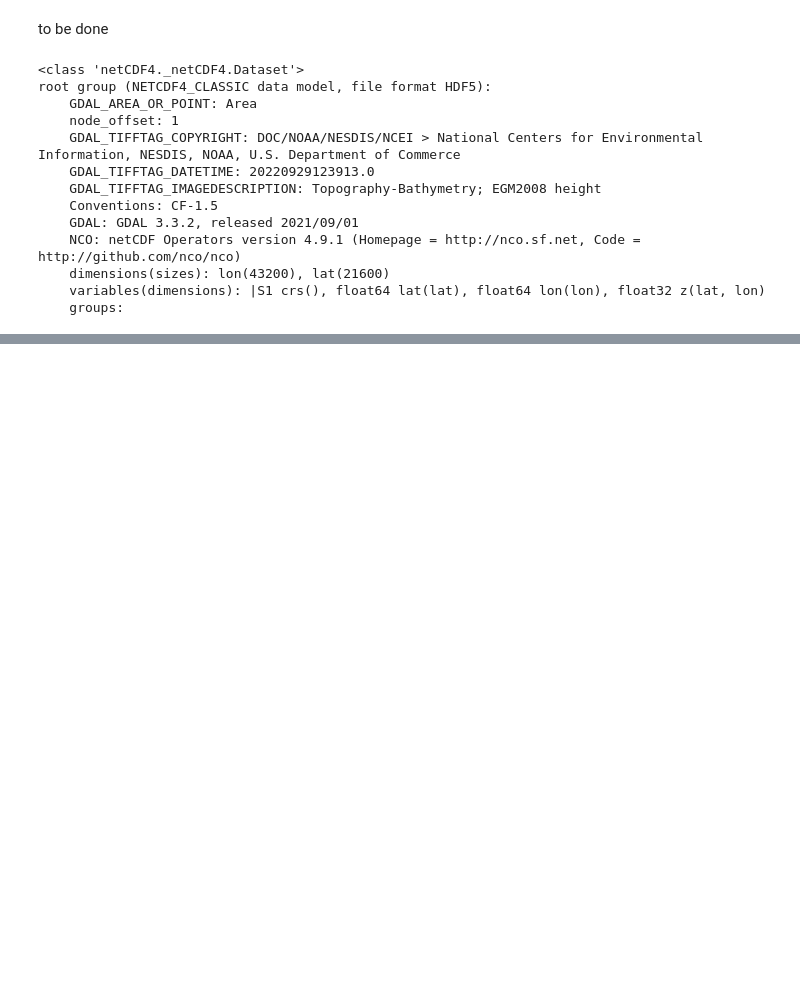
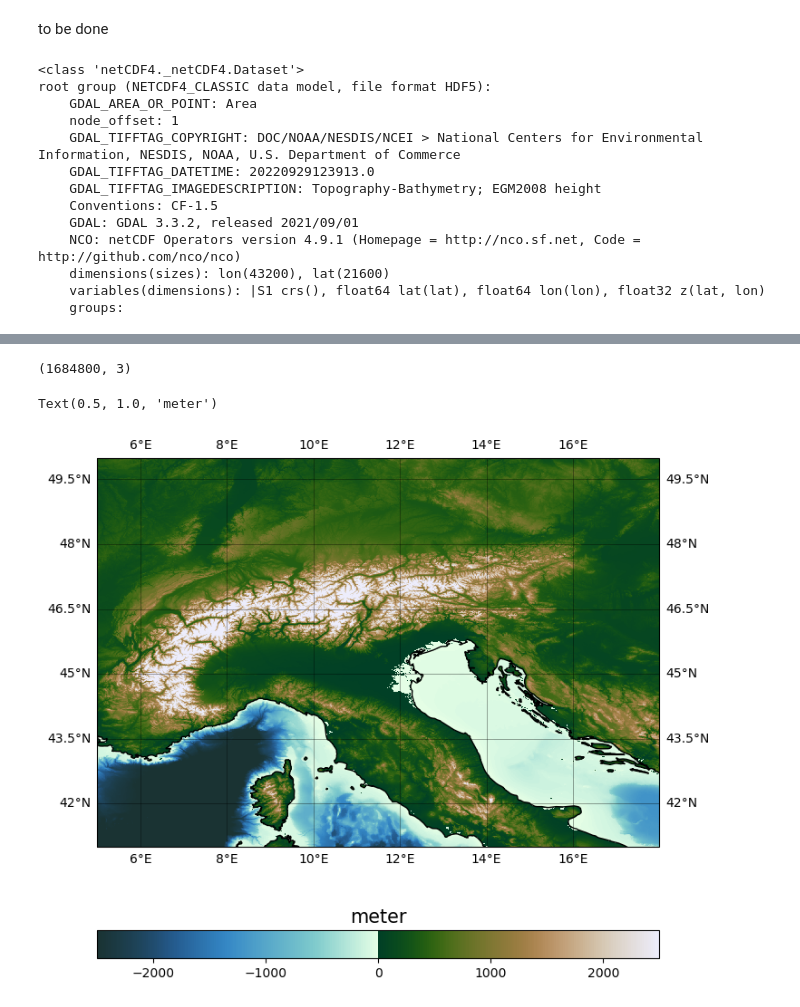
Before and after one commit to MaximilianLowe/Demo_cartopy_and_gridding_python, a Jupyter notebook: cartopy_and_gridding.ipynb, the cells around one changed output, grey strips where cells are left out. Saved outputs shown, nothing was run; the diff lists cells and outputs as text; code cells hidden in the pictures; blank space fills up the shorter version.

```diff
--- a/cartopy_and_gridding.ipynb
+++ b/cartopy_and_gridding.ipynb
@@ -326,0 +366,23 @@ MemoryError: Unable to allocate 6.95 GiB for an array with shape (933120000,) an
+# %%
+data_cut = test_coum[alp_lon_index,:]
+# %%
+data_cut.shape
+# %% [output]
+(1684800, 3)
+# %%
+xgrid, ygrid = np.meshgrid( np.unique(data_cut[:,0]), np.unique(data_cut[:,1]), indexing="xy")
+# %%
+Alp_topo_grid = griddata((data_cut[:,0], data_cut[:,1]), data_cut[:,2], (xgrid, ygrid), method='linear')
+# %%
+s_colormap = cm.bukavu
+# %%
+figure1 = plt.figure(figsize=(8, 8))
+ax1 = figure1.add_subplot(1, 1, 1, projection=ccrs.PlateCarree())
+im1 = plt.pcolormesh(xgrid, ygrid, Alp_topo_grid, cmap=s_colormap , vmin = -2500 , vmax = 2500)
+ax1.coastlines()
+ax1.gridlines(linewidth=0.5, draw_labels=True, color="k", alpha=0.5, linestyle="-")
+cb = plt.colorbar(im1 , orientation='horizontal' , shrink=1)
+cb.ax.set_title("meter",fontsize=15)
+# %% [output]
+Text(0.5, 1.0, 'meter')
+[figure, added]
```
Also changed, not shown: parts of 34 cells of this notebook.
